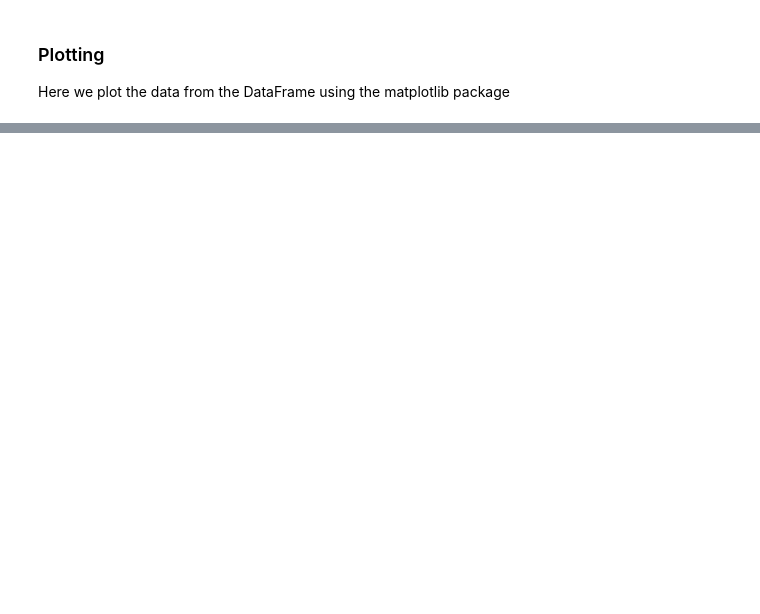
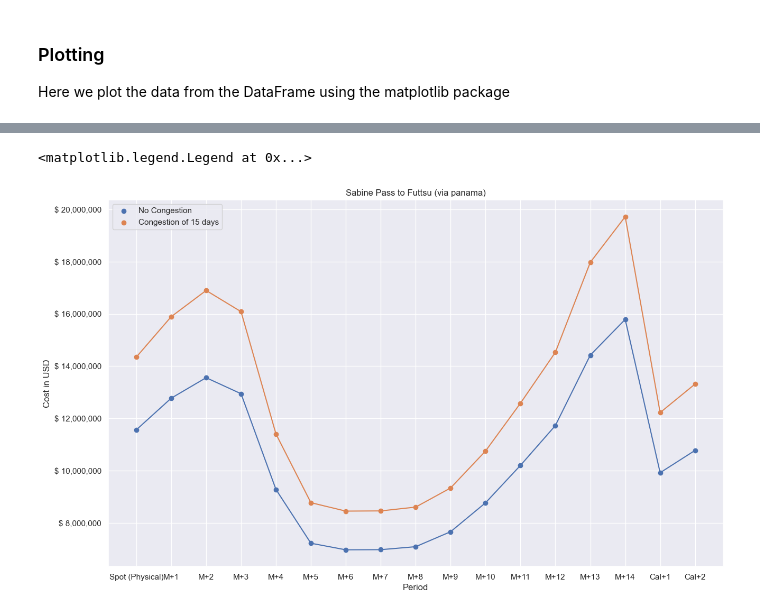
Before and after one commit to spark-commodities/api-code-samples, a Jupyter notebook: jupyter_notebooks/spark_api_freight_routes_example.ipynb, the cells around one changed output, grey strips where cells are left out. Saved outputs shown, nothing was run; the diff lists cells and outputs as text; code cells hidden in the pictures; blank space fills up the shorter version.

```diff
--- a/jupyter_notebooks/spark_api_freight_routes_example.ipynb
+++ b/jupyter_notebooks/spark_api_freight_routes_example.ipynb
@@ -557,0 +600,11 @@ Text(0, 0.5, 'Cost in USD')
+# %%
+# Specify which route we want to use ('cong_route'),
+# as well as release date ('cong_release')
+# and amount of congestion days (cong_days)
+
+cong_route = routes[85]
+cong_release = reldates[1]
+cong_days = 15
+
+# Fetch the route data with these specifications
+cong_dict = fetch_route_data(access_token, cong_route, release=cong_release, congestion=cong_days)
@@ -557,0 +614,6 @@ Text(0, 0.5, 'Cost in USD')
+# %%
+# Fetching data for the same route but without congestion delays ('nocong_dict'), for comparison
+nocong_dict = fetch_route_data(access_token, cong_route, release=cong_release)
+
+# Save the name of the route
+congroute_name = nocong_dict['name']
@@ -557,0 +688,32 @@ Text(0, 0.5, 'Cost in USD')
+# %%
+import seaborn as sns
+import numpy as np
+import matplotlib.pyplot as plt
+
+# figure style setup
+sns.set_style()
+sns.set_theme(style="darkgrid")
+
+#figure setup
+fig, ax = plt.subplots(figsize=(15,9))
+
+# plotting
+ax.scatter(nocong_df['Period'], nocong_df['Cost in USD'])
+ax.scatter(cong_df['Period'], cong_df['Cost in USD'])
+
+ax.plot(nocong_df['Period'], nocong_df['Cost in USD'])
+ax.plot(cong_df['Period'], cong_df['Cost in USD'])
+
+ax.set_title(congroute_name)
+plt.xlabel('Period')
+plt.ylabel('Cost in USD')
+
+# Format the y-ticks to be more intuitive
+current_values = plt.gca().get_yticks()
+plt.gca().set_yticklabels(["$ {:,.0f}".format(x) for x in current_values])
+
+# Setting the graph legend
+plt.legend(['No Congestion', 'Congestion of '+ str(cong_days)+ ' days'])
+# %% [output]
+<matplotlib.legend.Legend at 0x...>
+[figure, added]
```
Also changed, not shown: parts of 16 cells of this notebook, 2 other files.
